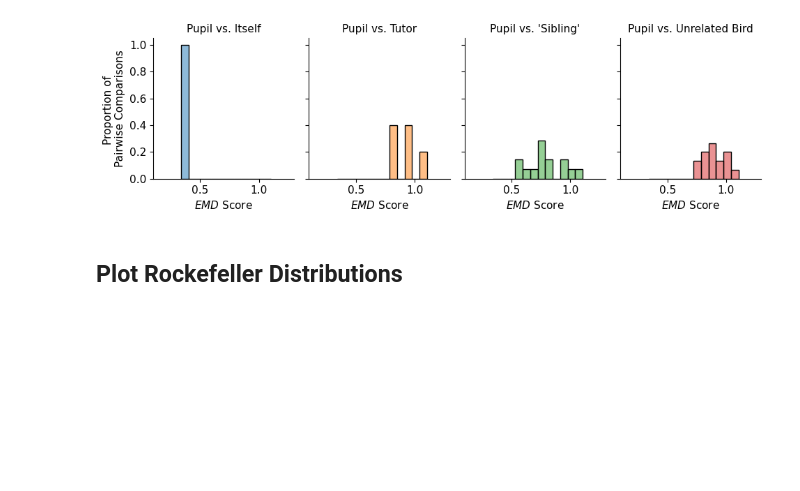
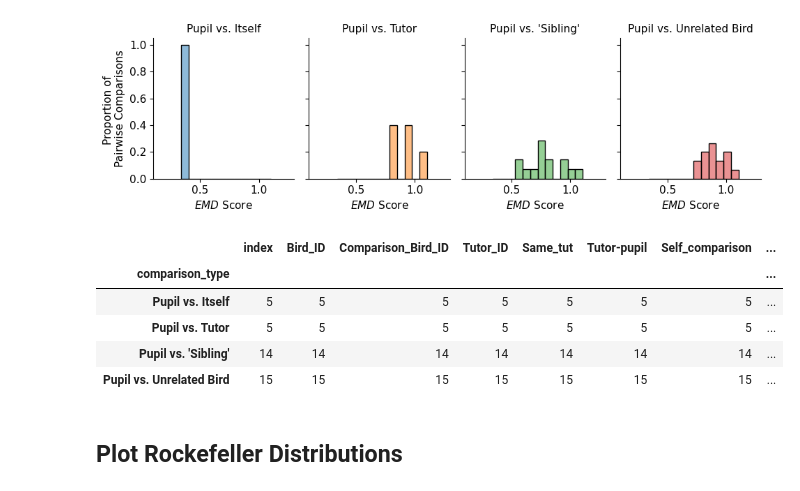
Before and after one commit to theresekoch/AVN_paper, a Jupyter notebook: 05 - Similarity Scoring/01 - Plot EMDs.ipynb, the cells around one changed output. Drawn from its saved outputs; the diff is of its cells as text; code cells hidden in the pictures; blank space fills up the shorter version.

```diff
--- a/05 - Similarity Scoring/01 - Plot EMDs.ipynb
+++ b/05 - Similarity Scoring/01 - Plot EMDs.ipynb
@@ -84,6 +93,15 @@ plt.xlim(0.1, 1.3)
 (0.1, 1.3)
 <Figure size 400x200 with 0 Axes>
 [figure]
+# %%
+utsw_fp1.groupby('comparison_type').count()
+# %% [output]
+|  | index | Bird_ID | Comparison_Bird_ID | Tutor_ID | Same_tut | Tutor-pupil | Self_comparison | ... |
+| comparison_type |  |  |  |  |  |  |  | ... |
+| Pupil vs. Itself | 5 | 5 | 5 | 5 | 5 | 5 | 5 | ... |
+| Pupil vs. Tutor | 5 | 5 | 5 | 5 | 5 | 5 | 5 | ... |
+| Pupil vs. 'Sibling' | 14 | 14 | 14 | 14 | 14 | 14 | 14 | ... |
+| Pupil vs. Unrelated Bird | 15 | 15 | 15 | 15 | 15 | 15 | 15 | ... |
 # %% [markdown]
 ## Plot Rockefeller Distributions
 # %%
```
Also changed, not shown: parts of 3 cells of this notebook.
